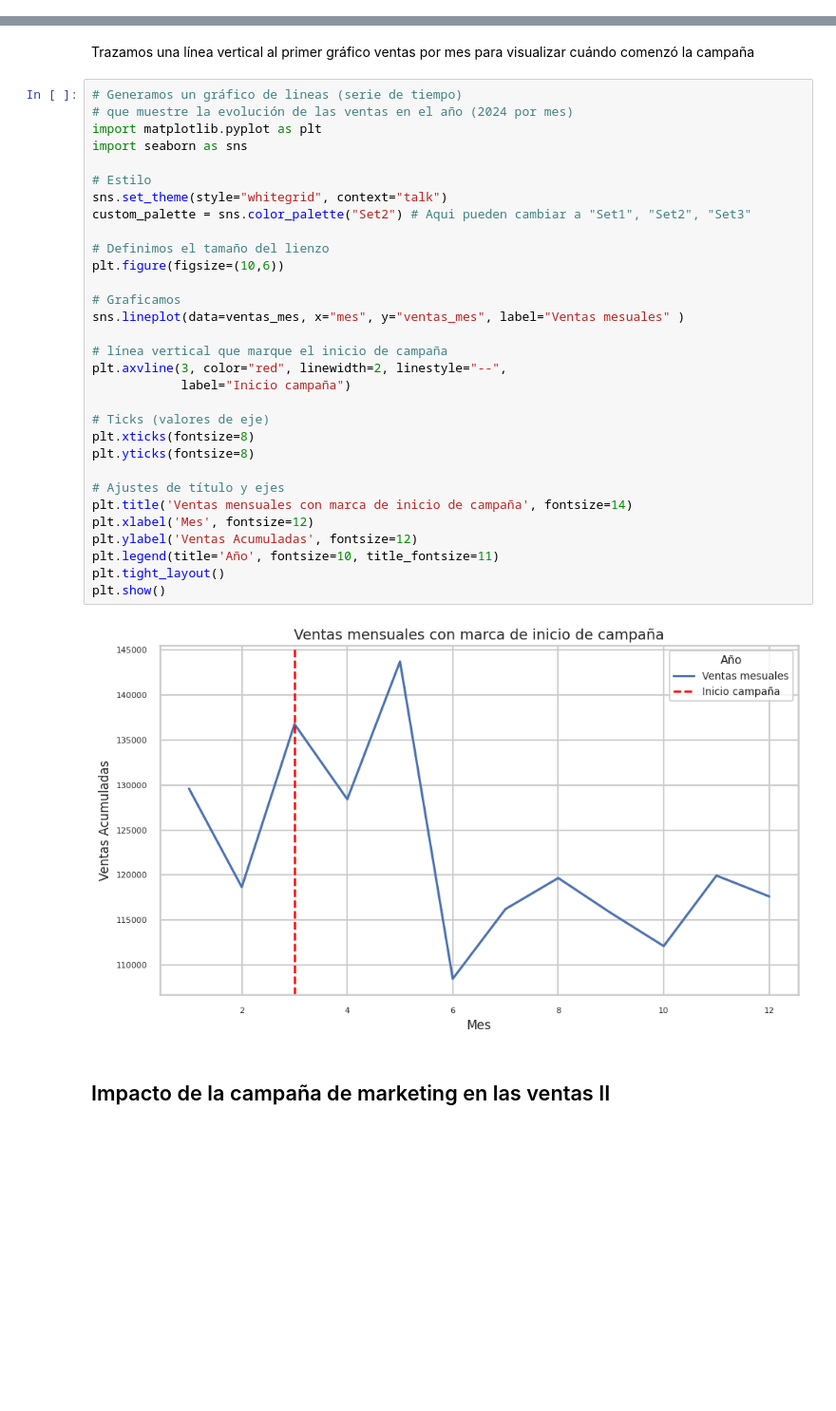
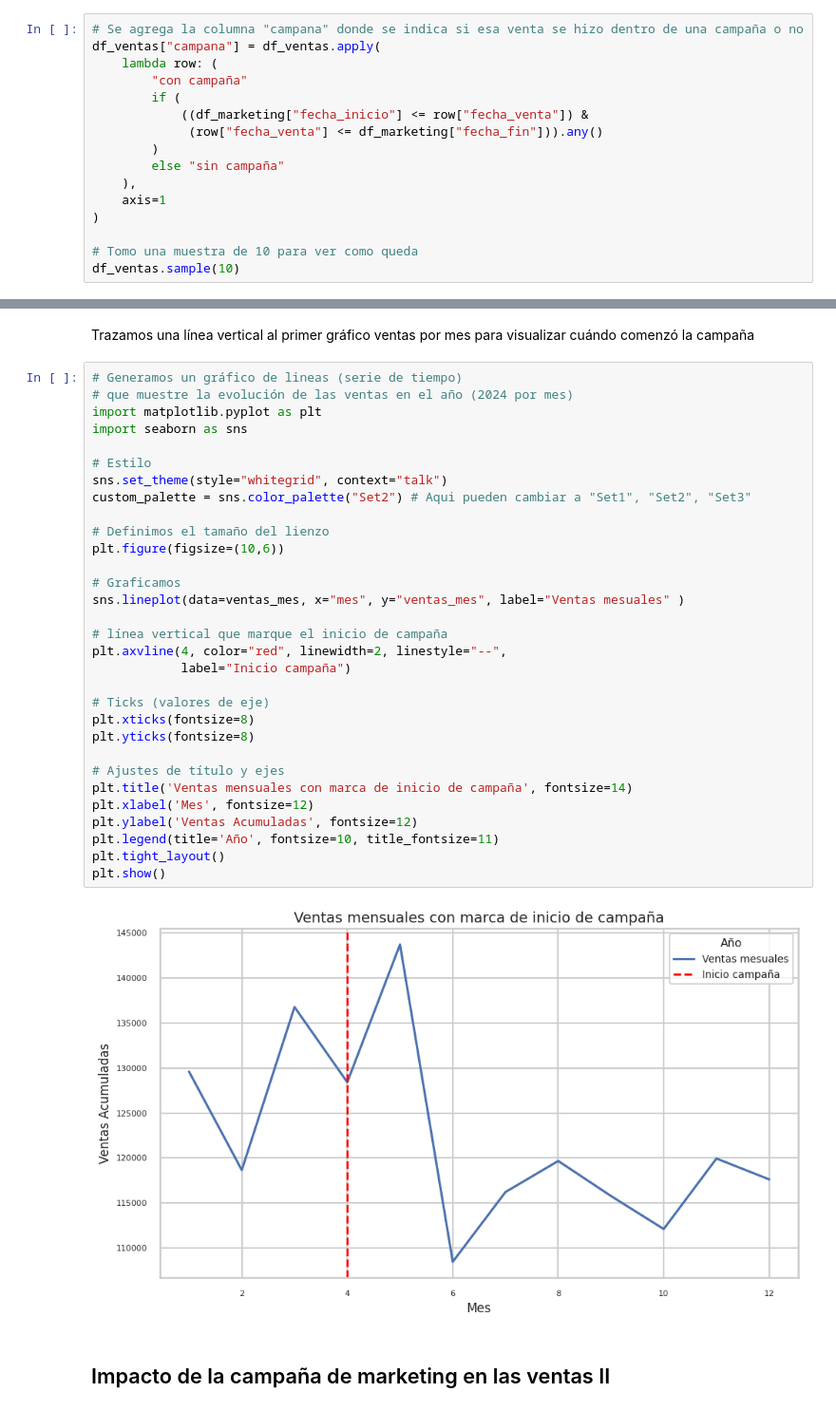
Before and after one commit to FerJGit/TT-2C2025-Data-Analitycs-Notebooks, a Jupyter notebook: EntregaFinal/Mis_Archivos/EntregaFinal.ipynb, the cells around one changed output, grey strips where cells are left out. Shown at 95% size. Cells and saved outputs as stored; diff of their text form; blank space fills up the shorter version.

```diff
--- a/EntregaFinal/Mis_Archivos/EntregaFinal.ipynb
+++ b/EntregaFinal/Mis_Archivos/EntregaFinal.ipynb
@@ -870,0 +873,16 @@ memory usage: 4.3 KB
+# %%
+# Se agrega la columna "campana" donde se indica si esa venta se hizo dentro de una campaña o no
+df_ventas["campana"] = df_ventas.apply(
+    lambda row: (
+        "con campaña"
+        if (
+            ((df_marketing["fecha_inicio"] <= row["fecha_venta"]) &
+             (row["fecha_venta"] <= df_marketing["fecha_fin"])).any()
+        )
+        else "sin campaña"
+    ),
+    axis=1
+)
+
+# Tomo una muestra de 10 para ver como queda
+df_ventas.sample(10)
@@ -1481,35 +1520,35 @@ Trazamos una línea vertical al primer gráfico ventas por mes para visualizar c
 # Generamos un gráfico de lineas (serie de tiempo)
 # que muestre la evolución de las ventas en el año (2024 por mes)
 import matplotlib.pyplot as plt
 import seaborn as sns
 
 # Estilo
 sns.set_theme(style="whitegrid", context="talk")
 custom_palette = sns.color_palette("Set2") # Aqui pueden cambiar a "Set1", "Set2", "Set3"
 
 # Definimos el tamaño del lienzo
 plt.figure(figsize=(10,6))
 
 # Graficamos
 sns.lineplot(data=ventas_mes, x="mes", y="ventas_mes", label="Ventas mesuales" )
 
 # línea vertical que marque el inicio de campaña
-plt.axvline(3, color="red", linewidth=2, linestyle="--",
+plt.axvline(4, color="red", linewidth=2, linestyle="--",
             label="Inicio campaña")
 
 # Ticks (valores de eje)
 plt.xticks(fontsize=8)
 plt.yticks(fontsize=8)
 
 # Ajustes de título y ejes
 plt.title('Ventas mensuales con marca de inicio de campaña', fontsize=14)
 plt.xlabel('Mes', fontsize=12)
 plt.ylabel('Ventas Acumuladas', fontsize=12)
 plt.legend(title='Año', fontsize=10, title_fontsize=11)
 plt.tight_layout()
 plt.show()
 # %% [output]
-[figure, old version]
+[figure, new version]
 # %% [markdown]
 ## Impacto de la campaña de marketing en las ventas II
 # %% [markdown]
```
Also changed, not shown: parts of 4 cells of this notebook.
